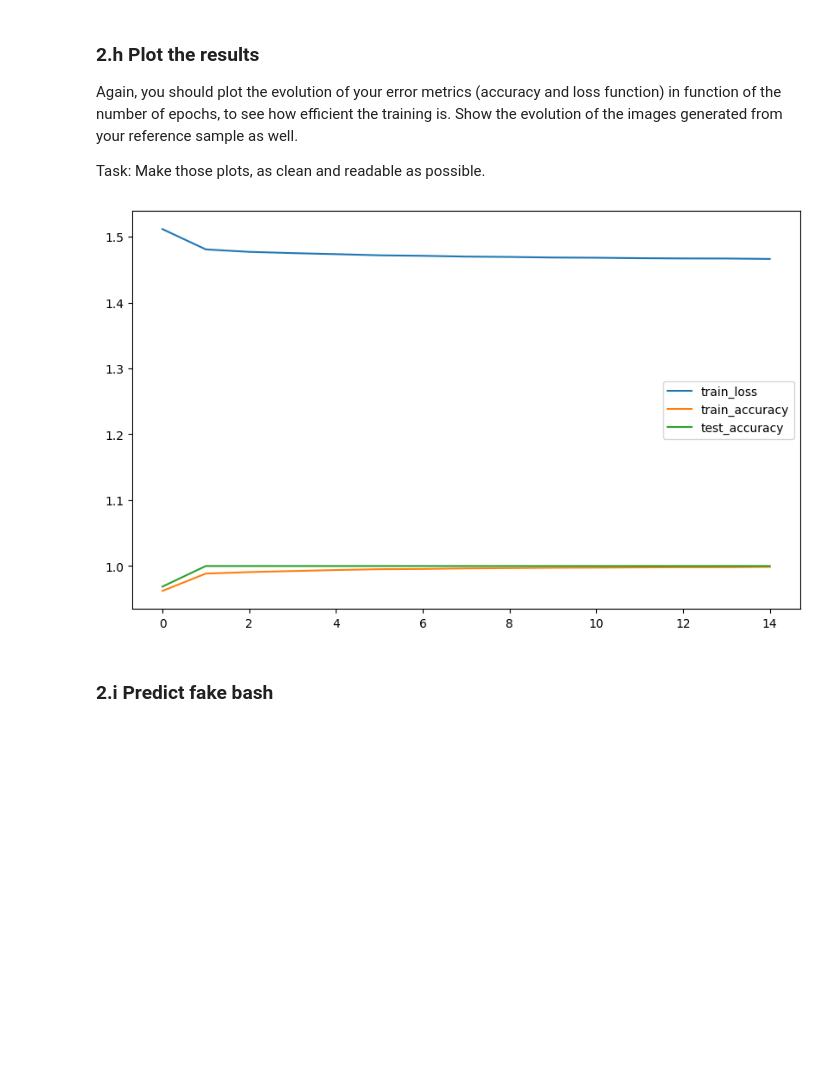
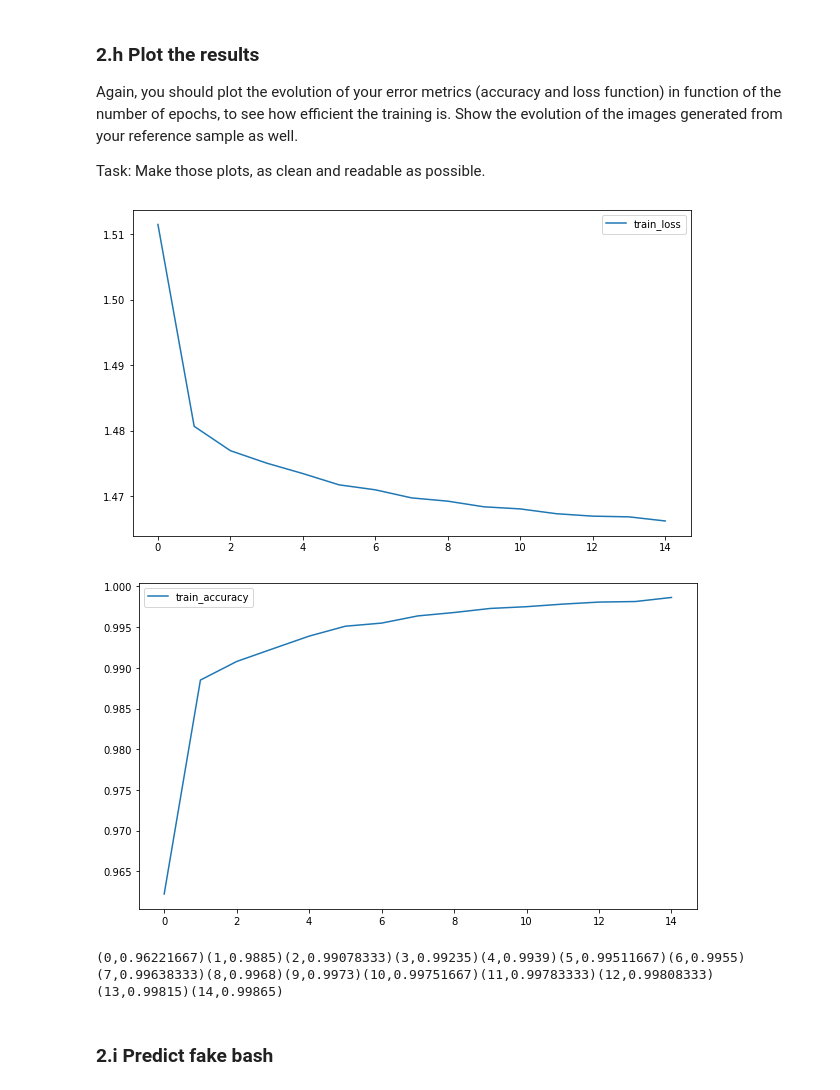
Before and after one commit to PierreRemacle/LINMA2472_P1-, a Jupyter notebook: HW3_from_colab.ipynb, the cells around one changed output. Drawn from its saved outputs; the diff is of its cells as text; code cells hidden in the pictures; blank space fills up the shorter version.

```diff
--- a/HW3_from_colab.ipynb
+++ b/HW3_from_colab.ipynb
@@ -899,10 +888,7 @@ for i in range(num_epochs_cnn):
     testResult = cnn(testing_batch_images.to(device=device))
     test_labels, _ , _ = cnn.predictLabels(testResult.to(device=device))
     error_test_accuracy[i] = computeCNNAccuracy(test_labels.to(device=device), testing_batch_labels.to(device=device))
-    """if (epoch == 23):
-      optimizer_cnn = torch.optim.Adam(cnn.parameters(), lr=lr_cnn/10, betas = betas_cnn)"""
 
-# TO COMPLETE
 
 t1_stop = process_time()
 
@@ -932,28 +935,25 @@ Task: Make those plots, as clean and readable as possible.
 # %%
 # Plots of accuracy and of loss function, images generated from your reference sample.
 
 # Plots of accuracy and of loss function, images generated from your reference sample.
 
 
 plt.figure(figsize=(10,6))
-#fig, (ax1, ax2 , ax3, ax4) = plt.subplots(1, 4 )
-#fig.suptitle("Generator and Discriminator Loss During Training")
-#ax1.plot(error_discriminator_accuracy,label="G")
-#ax2.plot(error_generator_accuracy,label="D")
-#ax3.plot(error_discriminator_loss,label="acc")
-#ax4.plot(error_generator_loss,label="acc")
-#fig.supxlabel('iteration')
 plt.plot(error_train_loss, label="train_loss")
-
-
-
-plt.plot(error_train_accuracy, label="train_accuracy")
-plt.plot(error_test_accuracy, label="test_accuracy")
 plt.legend()
-
 plt.show()
 
+plt.figure(figsize=(10,6))
+plt.plot(error_train_accuracy, label="train_accuracy")
+plt.legend()
+plt.show()
+
+for i in range (len (error_train_accuracy)):
+  print("("+str(i)+","+ str(error_train_accuracy[i])+")",end="")
+
 # TO COMPLETE
 # %% [output]
-[figure, old version]
+[figure, new version]
+[figure, added]
+(0,0.96221667)(1,0.9885)(2,0.99078333)(3,0.99235)(4,0.9939)(5,0.99511667)(6,0.9955)(7,0.99638333)(8,0.9968)(9,0.9973)(10,0.99751667)(11,0.99783333)(12,0.99808333)(13,0.99815)(14,0.99865)
 # %%
```
Also changed, not shown: parts of 19 cells of this notebook, 10 other files.
